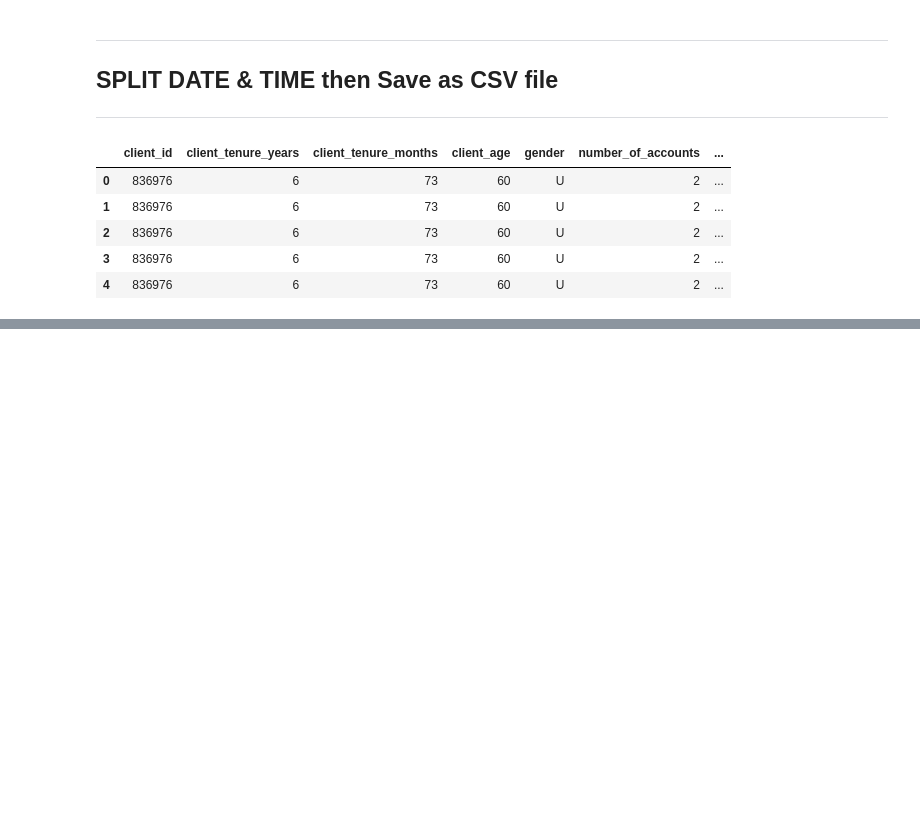
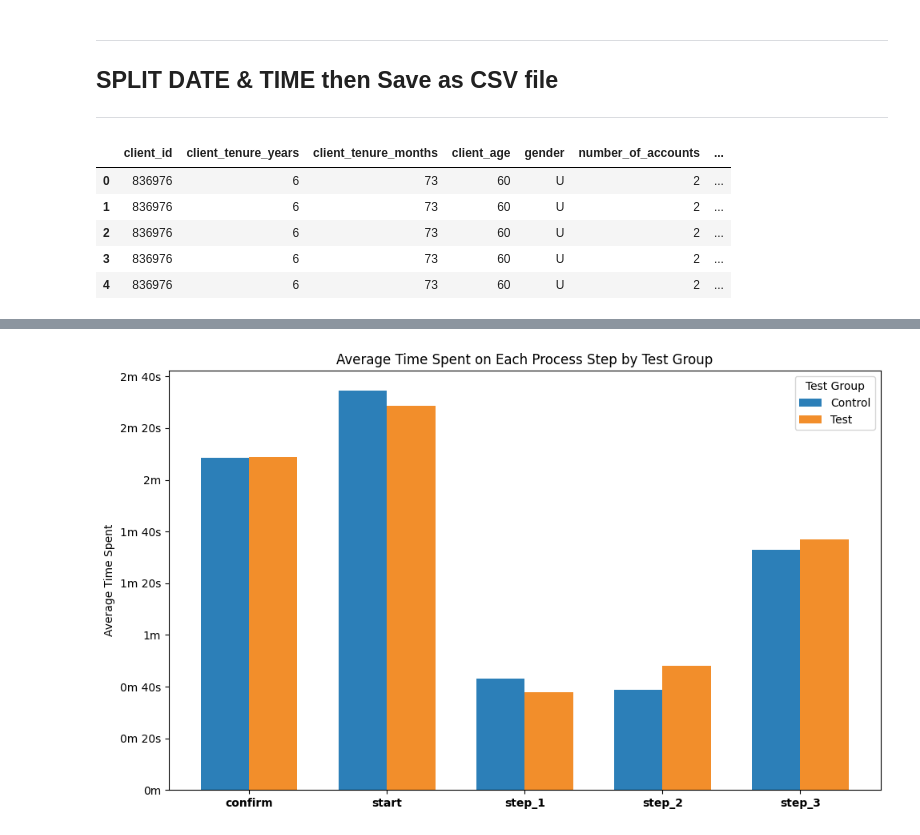
Before and after one commit to awhyshow/vanguard-ab-test, a Jupyter notebook: notebooks/S7-main.ipynb, the cells around one changed output, grey strips where cells are left out. Cells and saved outputs as stored; diff of their text form; code cells hidden in the pictures; blank space fills up the shorter version.

```diff
--- a/notebooks/S7-main.ipynb
+++ b/notebooks/S7-main.ipynb
@@ -2565,0 +2895,94 @@ display(df_alpha.head())
+# %%
+import pandas as pd
+import matplotlib.pyplot as plt
+import numpy as np
+import matplotlib.ticker as mtick
+
+# Load the cleaned dataset
+df = pd.read_csv("../data/clean/df_vanguard_ab_test_clean_v2.csv")
+
+# Combine date and time into datetime
+df['datetime'] = pd.to_datetime(
+    df['date'].astype(str) + ' ' + df['time'].astype(str)
+)
+
+# Sort and calculate time spent per step
+df = df.sort_values(by=['visitor_id', 'visit_id', 'datetime'])
+df['time_spent_sec'] = (
+    df.groupby(['visitor_id', 'visit_id'])['datetime']
+      .diff()
+      .dt.total_seconds()
+)
+
+# Drop first step per visit (no time difference)
+df = df.dropna(subset=['time_spent_sec'])
+
+# Average time spent per step and test group
+avg_time = (
+    df.groupby(['process_step', 'test_group'])['time_spent_sec']
+      .mean()
+      .reset_index()
+)
+
+# Pivot table for plotting
+avg_time_pivot = avg_time.pivot(
+    index='process_step',
+    columns='test_group',
+    values='time_spent_sec'
+)
+
+# Plot order and colors
+plot_order = ['Control', 'Test']
+colors_map = {
+    'Control': '#2c7fb8',
+    'Test': '#f28e2b',
+    'grey': '#a0a0a0'
+}
+
+# Create plot
+fig, ax = plt.subplots(figsize=(10, 6))
+x = np.arange(len(avg_time_pivot))
+width = 0.35
+
+for i, group in enumerate(plot_order):
+    values = avg_time_pivot[group] if group in avg_time_pivot else pd.Series(
+        [np.nan] * len(avg_time_pivot),
+        index=avg_time_pivot.index
+    )
+
+    bar_colors = [
+        colors_map['grey'] if pd.isna(v) else colors_map[group]
+        for v in values
+    ]
+
+    ax.bar(
+        x + i * width,
+        values.fillna(0),
+        width,
+        label=group,
+        color=bar_colors
+    )
+
+# X-axis
+ax.set_xticks(x + width / 2)
+ax.set_xticklabels(avg_time_pivot.index, fontweight='bold')
+
+# Y-axis formatter (minutes + seconds, hide 0s)
+def sec_to_min_sec(x, pos=None):
+    minutes = int(x // 60)
+    seconds = int(x % 60)
+    if seconds == 0:
+        return f"{minutes}m"
+    return f"{minutes}m {seconds}s"
+
+ax.yaxis.set_major_formatter(mtick.FuncFormatter(sec_to_min_sec))
+
+# Labels and title
+ax.set_ylabel("Average Time Spent")
+ax.set_title("Average Time Spent on Each Process Step by Test Group")
+ax.legend(title="Test Group")
+
+plt.tight_layout()
+plt.show()
+# %% [output]
+[figure, added]
```
Also changed, not shown: parts of 17 cells of this notebook, 4 other files.
